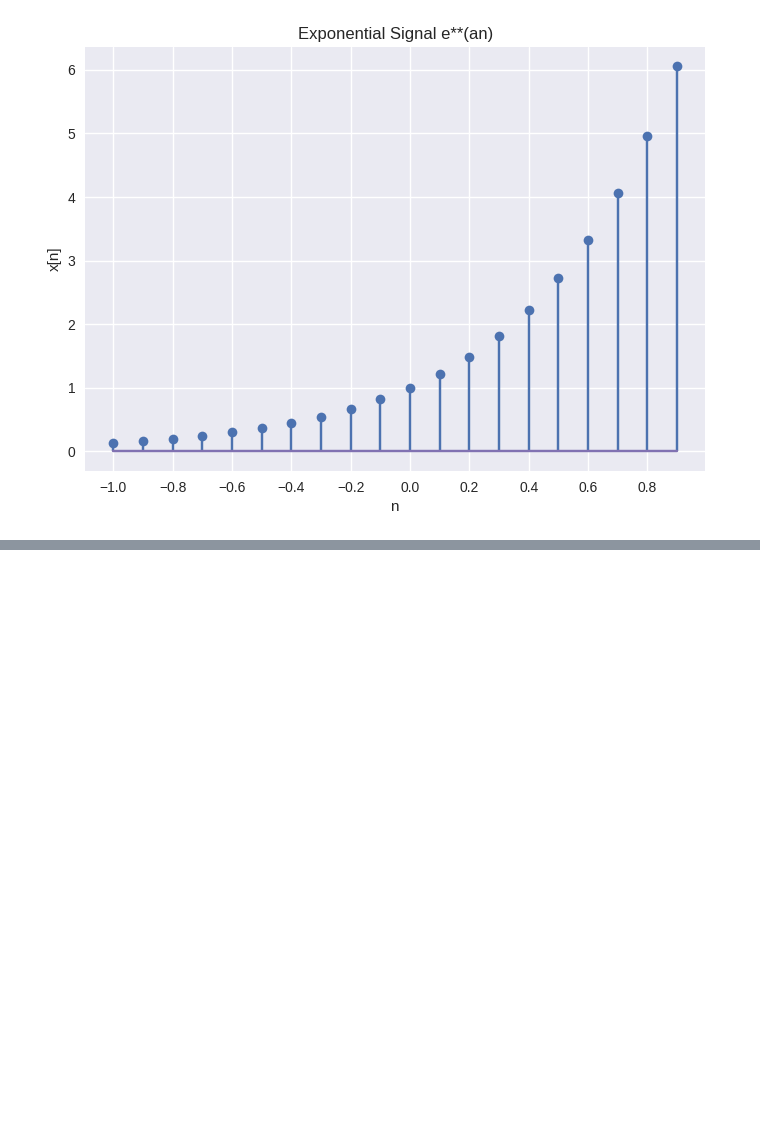
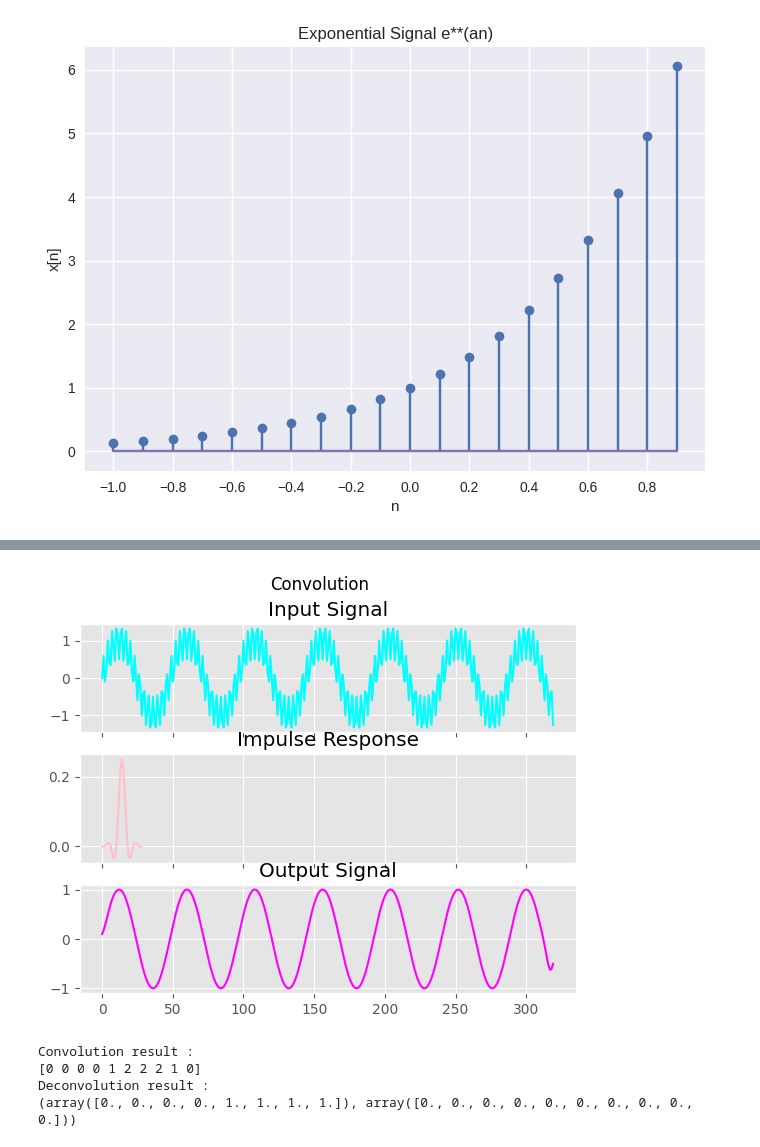
Before and after one commit to raphaelPinheiro26/Processamento-de-Sinais-e-Imagens---Fatec-RP, a Jupyter notebook: Convolução.ipynb, the cells around one changed output, grey strips where cells are left out. Saved outputs shown, nothing was run; the diff lists cells and outputs as text; code cells hidden in the pictures; blank space fills up the shorter version.

```diff
--- a/Convolução.ipynb
+++ b/Convolução.ipynb
@@ -218,0 +237,41 @@ Escolha uma das funções do exercício anterior e faça as seguintes Transforma
+# %%
+from matplotlib import pyplot as plt
+from matplotlib import style
+from scipy import signal
+
+output_signal = signal.convolve(InputSignal_1kHz_15kHz,Impulse_response, mode='same')
+
+style.use('ggplot')
+
+f,plt_arr = plt.subplots(3,sharex=True)
+f.suptitle("Convolution")
+plt_arr[0].plot(InputSignal_1kHz_15kHz, color ='cyan')
+plt_arr[0].set_title("Input Signal")
+plt_arr[1].plot(Impulse_response, color ='pink')
+plt_arr[1].set_title("Impulse Response")
+plt_arr[2].plot(output_signal, color ='magenta')
+plt_arr[2].set_title("Output Signal")
+
+plt.show()
+# %% [output]
+[figure, added]
+# %%
+from scipy import signal
+import numpy as np
+
+
+sig = np.array([0,0,0,0,1,1,1,1])
+filter = np.array([1,1,0])
+
+conv_result = signal.convolve(sig,filter)
+deconv_result = signal.deconvolve(conv_result,filter)
+
+print("Convolution result :")
+print(conv_result)
+print("Deconvolution result : ")
+print(deconv_result)
+# %% [output]
+Convolution result :
+[0 0 0 0 1 2 2 2 1 0]
+Deconvolution result :
+(array([0., 0., 0., 0., 1., 1., 1., 1.]), array([0., 0., 0., 0., 0., 0., 0., 0., 0., 0.]))
```
Also changed, not shown: parts of 5 cells of this notebook.
